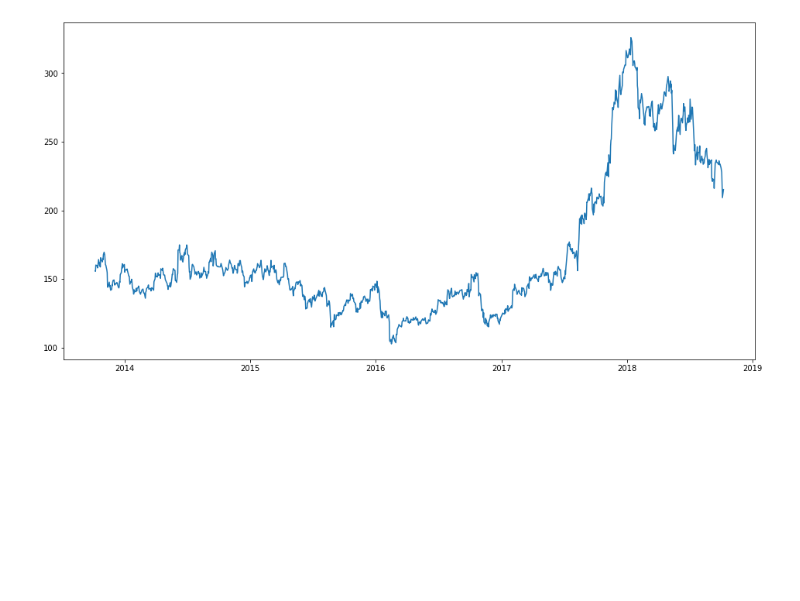
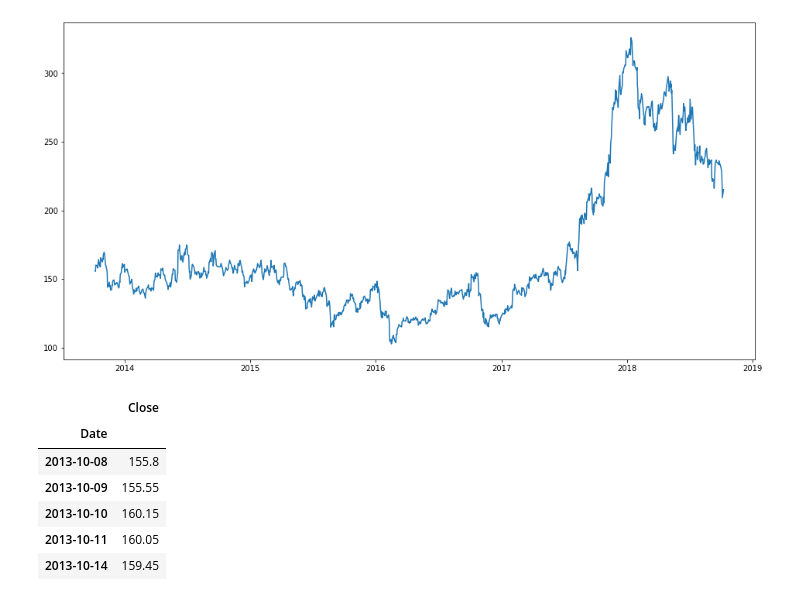
Before and after one commit to baljinderxd/ML_Assignments, a Jupyter notebook: Lab_Program_6.ipynb, the cells around one changed output. Cells and saved outputs as stored; diff of their text form; code cells hidden in the pictures; blank space fills up the shorter version.

```diff
--- a/Lab_Program_6.ipynb
+++ b/Lab_Program_6.ipynb
@@ -41,19 +41,28 @@ plt.plot(df['Close'], label='Close Price history')
 # %%
 #importing required libraries
 from sklearn.preprocessing import MinMaxScaler
 from keras.models import Sequential
 from keras.layers import Dense, Dropout, LSTM
 
 #creating dataframe
 data = df.sort_index(ascending=True, axis=0)
 new_data = pd.DataFrame(index=range(0,len(df)),columns=['Date', 'Close'])
 for i in range(0,len(data)):
     new_data['Date'][i] = data['Date'][i]
     new_data['Close'][i] = data['Close'][i]
 
 #setting index
 new_data.index = new_data.Date
 new_data.drop('Date', axis=1, inplace=True)
+new_data
+# %% [output]
+|  | Close |
+| Date |  |
+| 2013-10-08 | 155.8 |
+| 2013-10-09 | 155.55 |
+| 2013-10-10 | 160.15 |
+| 2013-10-11 | 160.05 |
+| 2013-10-14 | 159.45 |
 # %%
 #creating train and test sets
 dataset = new_data.values
```
Also changed, not shown: parts of 6 cells of this notebook.
